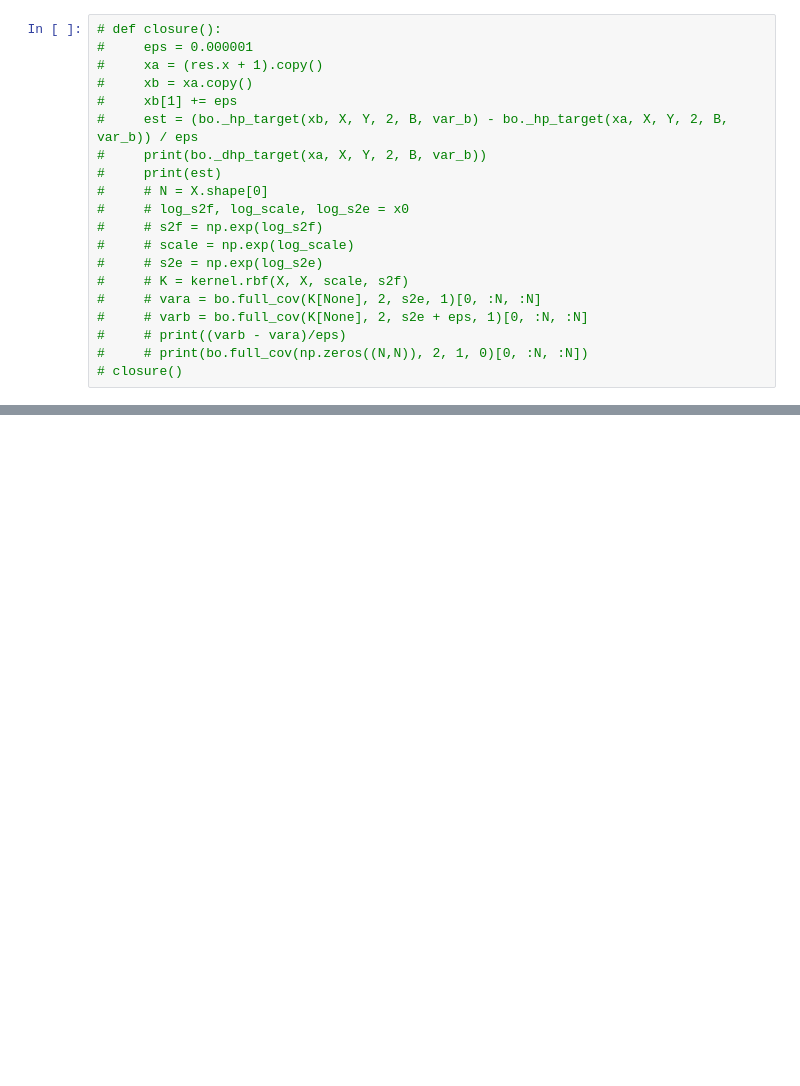
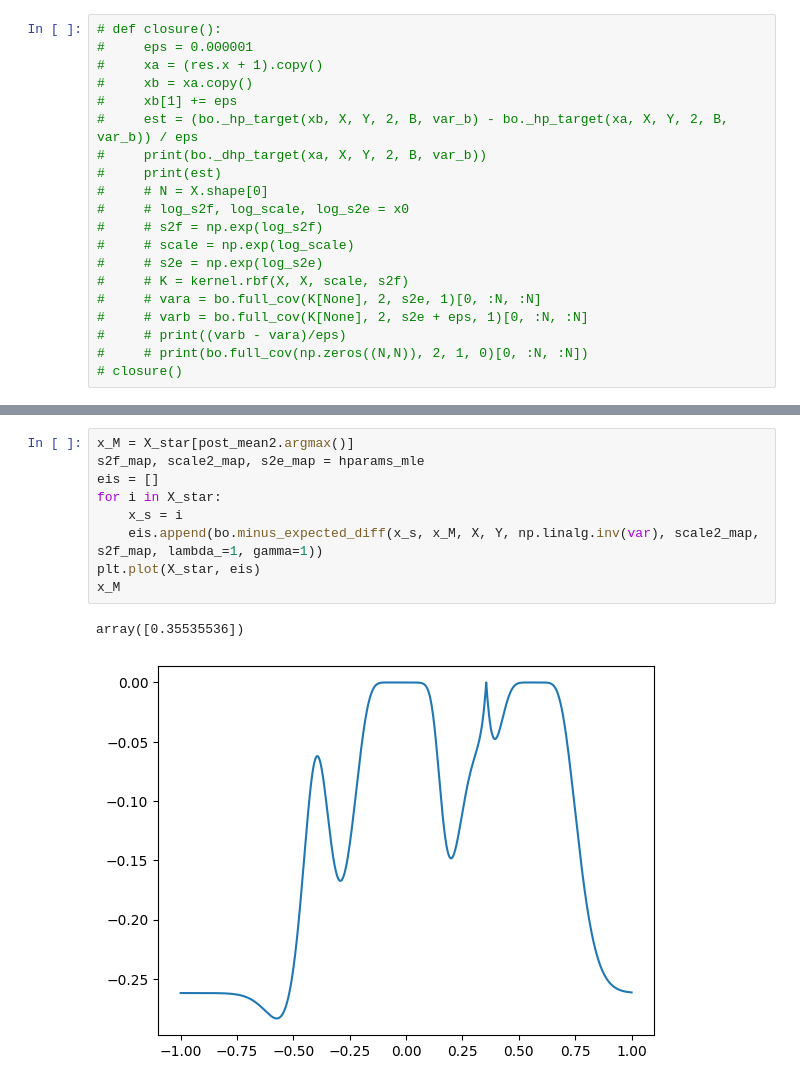
Before and after one commit to Stevenjin8/mug-cakes, a Jupyter notebook: notebooks/test-gp.ipynb, the cells around one changed output, grey strips where cells are left out. Saved outputs shown, nothing was run; the diff lists cells and outputs as text; blank space fills up the shorter version.

```diff
--- a/notebooks/test-gp.ipynb
+++ b/notebooks/test-gp.ipynb
@@ -101,0 +100,12 @@ plt.plot(X_star, post_mean2);
+# %%
+x_M = X_star[post_mean2.argmax()]
+s2f_map, scale2_map, s2e_map = hparams_mle
+eis = []
+for i in X_star:
+    x_s = i
+    eis.append(bo.minus_expected_diff(x_s, x_M, X, Y, np.linalg.inv(var), scale2_map, s2f_map, lambda_=1, gamma=1))
+plt.plot(X_star, eis)
+x_M
+# %% [output]
+array([0.35535536])
+[figure, added]
```
Also changed, not shown: parts of 24 cells of this notebook, 5 other files.
